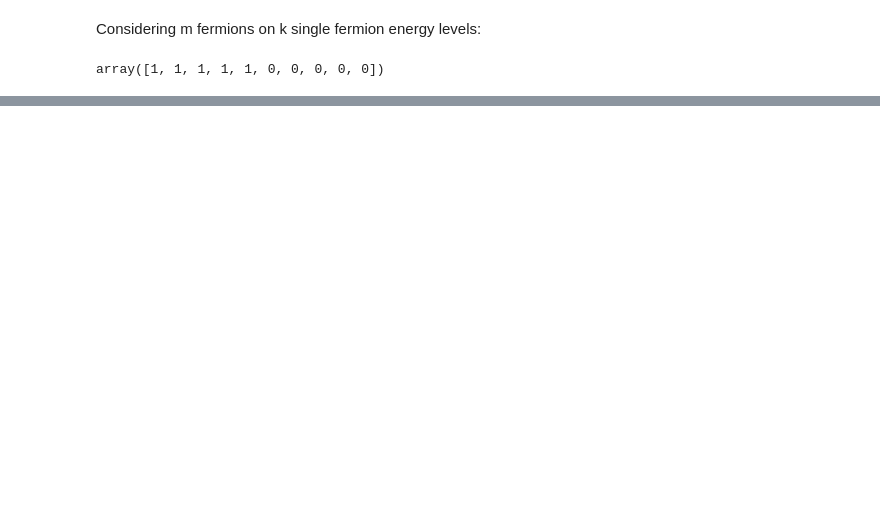
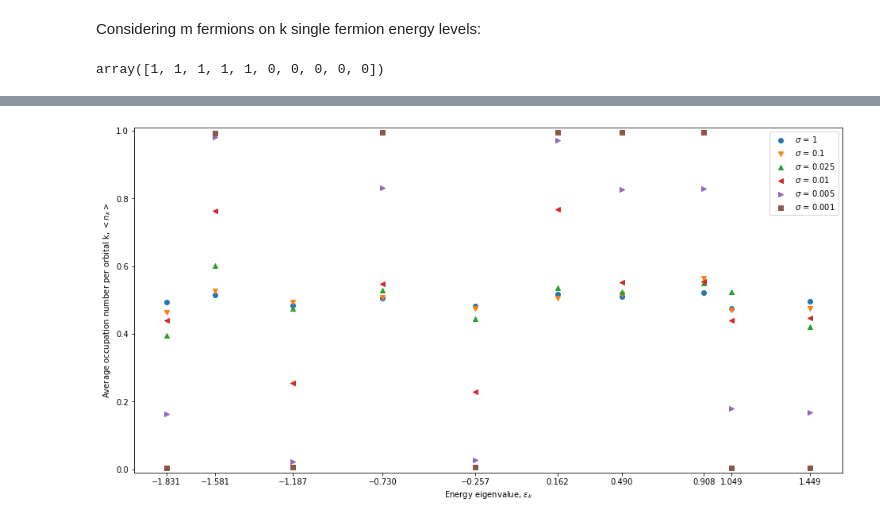
Before and after one commit to justas-b/strongly-interacting-many-body-systems-using-GPUs, a Jupyter notebook: main_code.ipynb, the cells around one changed output, grey strips where cells are left out. Drawn from its saved outputs; the diff is of its cells as text; code cells hidden in the pictures; blank space fills up the shorter version.

```diff
--- a/main_code.ipynb
+++ b/main_code.ipynb
@@ -319,0 +285,7 @@ axes.legend()
+# %%
+mean_1 = []
+mean_2 = []
+mean_3 = []
+mean_4 = []
+mean_5 = []
+mean_6 = []
@@ -319,0 +401,38 @@ axes.legend()
+# %%
+mean_5.append(np.mean(k0))
+mean_5.append(np.mean(k1))
+mean_5.append(np.mean(k2))
+mean_5.append(np.mean(k3))
+mean_5.append(np.mean(k4))
+mean_5.append(np.mean(k5))
+mean_5.append(np.mean(k6))
+mean_5.append(np.mean(k7))
+mean_5.append(np.mean(k8))
+mean_5.append(np.mean(k9))
+# %%
+mean_6.append(np.mean(k0))
+mean_6.append(np.mean(k1))
+mean_6.append(np.mean(k2))
+mean_6.append(np.mean(k3))
+mean_6.append(np.mean(k4))
+mean_6.append(np.mean(k5))
+mean_6.append(np.mean(k6))
+mean_6.append(np.mean(k7))
+mean_6.append(np.mean(k8))
+mean_6.append(np.mean(k9))
+# %%
+fig, axes = plt.subplots(figsize=((16,8)))
+axes.scatter(random_energies_2,mean_1, label=r'$\sigma$ = 1', marker='o')
+axes.scatter(random_energies_2,mean_2, label=r'$\sigma$ = 0.1', marker='v')
+axes.scatter(random_energies_2,mean_3, label=r'$\sigma$ = 0.025', marker='^')
+axes.scatter(random_energies_2,mean_4, label=r'$\sigma$ = 0.01', marker='<')
+axes.scatter(random_energies_2,mean_5, label=r'$\sigma$ = 0.005', marker='>')
+axes.scatter(random_energies_2,mean_6, label=r'$\sigma$ = 0.001', marker='s')
+axes.set_ylim((-0.01,1.01))
+axes.set_xlabel(r"Energy eigenvalue, $\epsilon_{k}$")
+axes.set_ylabel(r"Average occupation number per orbital k, $<n_{k}>$")
+axes.set_xticks(random_energies_2)
+axes.legend()
+fig.savefig("occupation_vs_energy")
+# %% [output]
+[figure, added]
```
Also changed, not shown: parts of 32 cells of this notebook.
